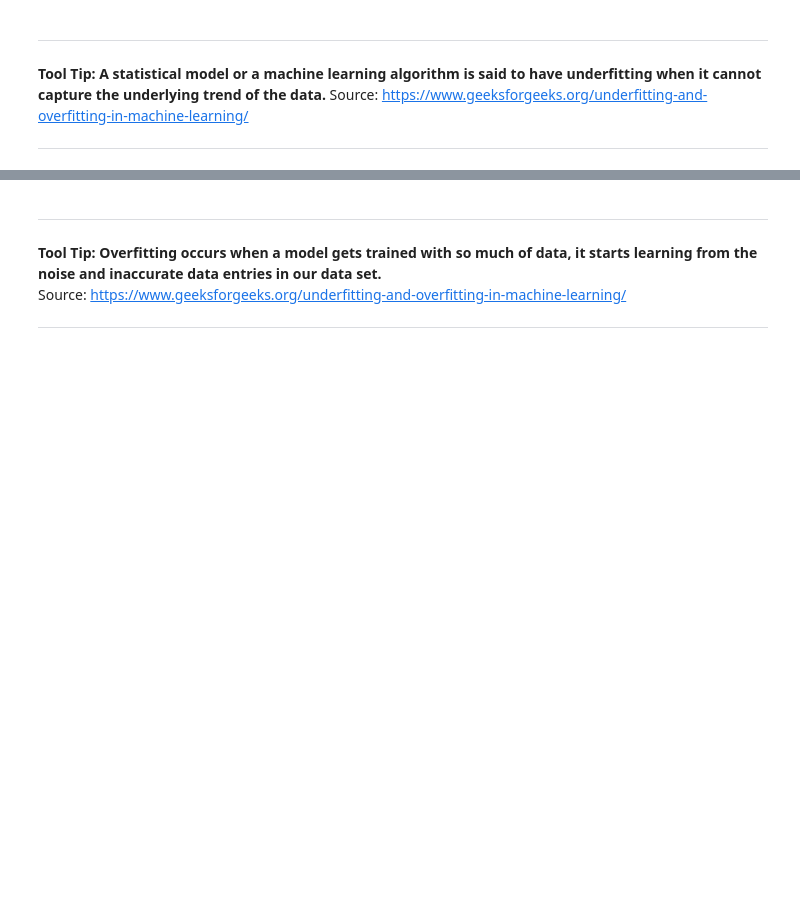
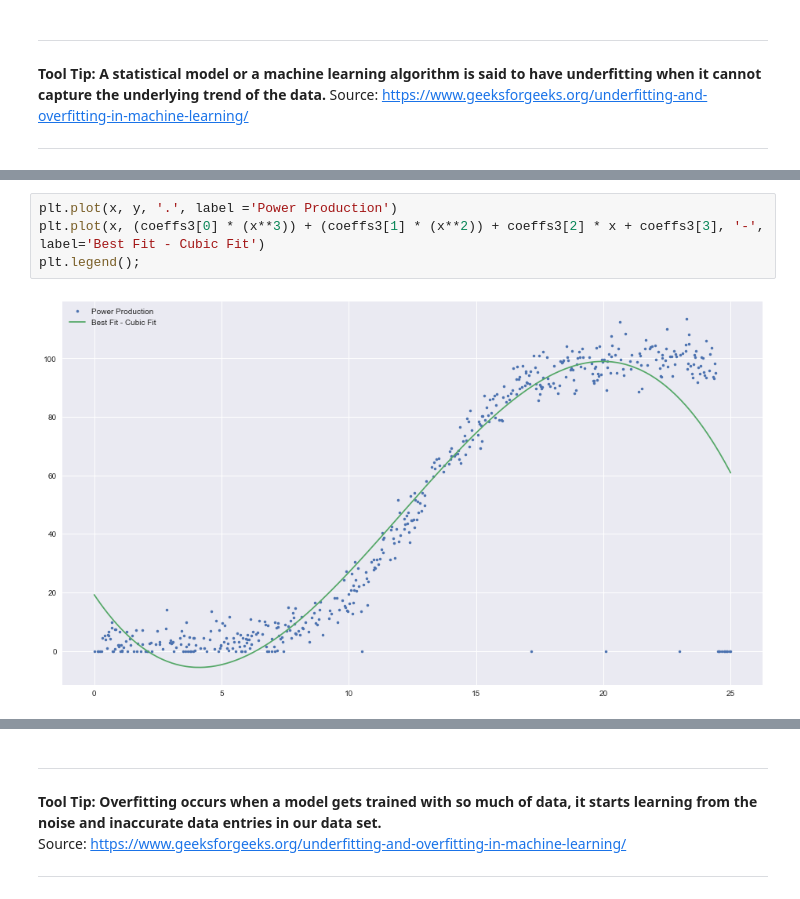
Before and after one commit to jonkavana/FODA---Project-2021, a Jupyter notebook: Fundamentals of Data Analytics Project 2020.ipynb, the cells around one changed output, grey strips where cells are left out. Saved outputs shown, nothing was run; the diff lists cells and outputs as text; blank space fills up the shorter version.

```diff
--- a/Fundamentals of Data Analytics Project 2020.ipynb
+++ b/Fundamentals of Data Analytics Project 2020.ipynb
@@ -297,0 +353,6 @@ array([ -0.07021949,   6.67418543, -21.22684391])
+# %%
+plt.plot(x, y, '.', label ='Power Production')
+plt.plot(x, (coeffs3[0] * (x**3)) + (coeffs3[1] * (x**2)) + coeffs3[2] * x + coeffs3[3], '-', label='Best Fit - Cubic Fit')
+plt.legend();
+# %% [output]
+[figure, added]
```
Also changed, not shown: parts of 36 cells of this notebook.
